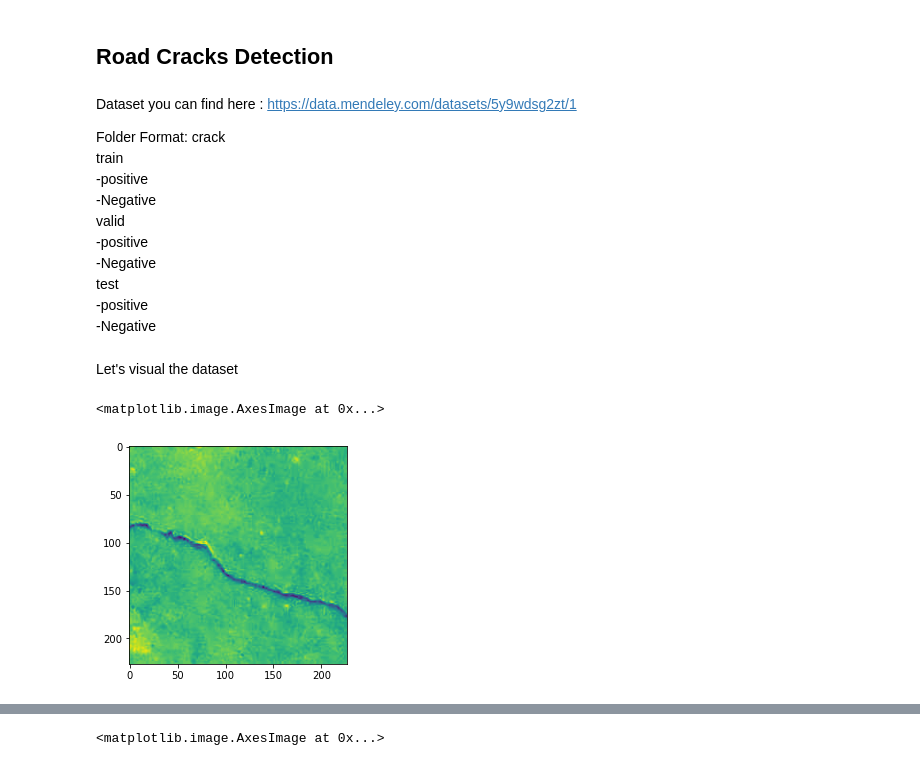
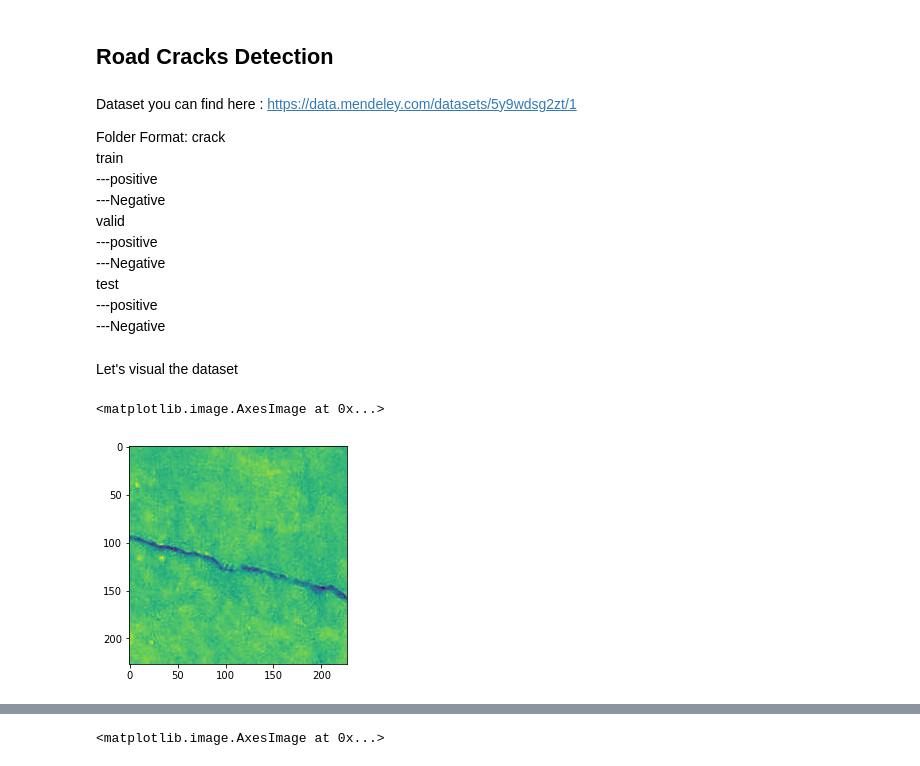
Before and after one commit to Shakib-IO/Road_Crack_Detection, a Jupyter notebook: Road Crack Detection.ipynb, the cells around one changed output, grey strips where cells are left out. Cells and saved outputs as stored; diff of their text form; code cells hidden in the pictures.

```diff
--- a/Road Crack Detection.ipynb
+++ b/Road Crack Detection.ipynb
@@ -11,14 +11,14 @@ Dataset you can find here : https://data.mendeley.com/datasets/5y9wdsg2zt/1
 Folder Format:
     crack<br>
         train<br>
-            -positive<br>
-            -Negative<br>
+            ---positive<br>
+            ---Negative<br>
         valid<br>
-            -positive<br>
-            -Negative<br>
+            ---positive<br>
+            ---Negative<br>
         test<br>
-            -positive<br>
-            -Negative<br>
+            ---positive<br>
+            ---Negative<br>
 # %%
 train_dir = '/Users/sakib/Downloads/Crack/train/'
 test_dir = '/Users/sakib/Downloads/Crack/test/'
@@ -26,11 +26,11 @@ val_dir ='/Users/sakib/Downloads/Crack/valid/'
 # %% [markdown]
 Let's visual the dataset
 # %%
-img_dir = '/Users/sakib/Downloads/Crack/train/positive/00020.jpg'
+img_dir = '/Users/sakib/Downloads/Crack/train/positive/00021.jpg'
 image =  plt.imread(img_dir)
 image = Image.open(img_dir).convert("L")
 image = np.asarray(image)
 plt.imshow(image)
 # %% [output]
 <matplotlib.image.AxesImage at 0x...>
-[figure, old version]
+[figure, new version]
```
Also changed, not shown: parts of 9 cells of this notebook, 3 other files.
